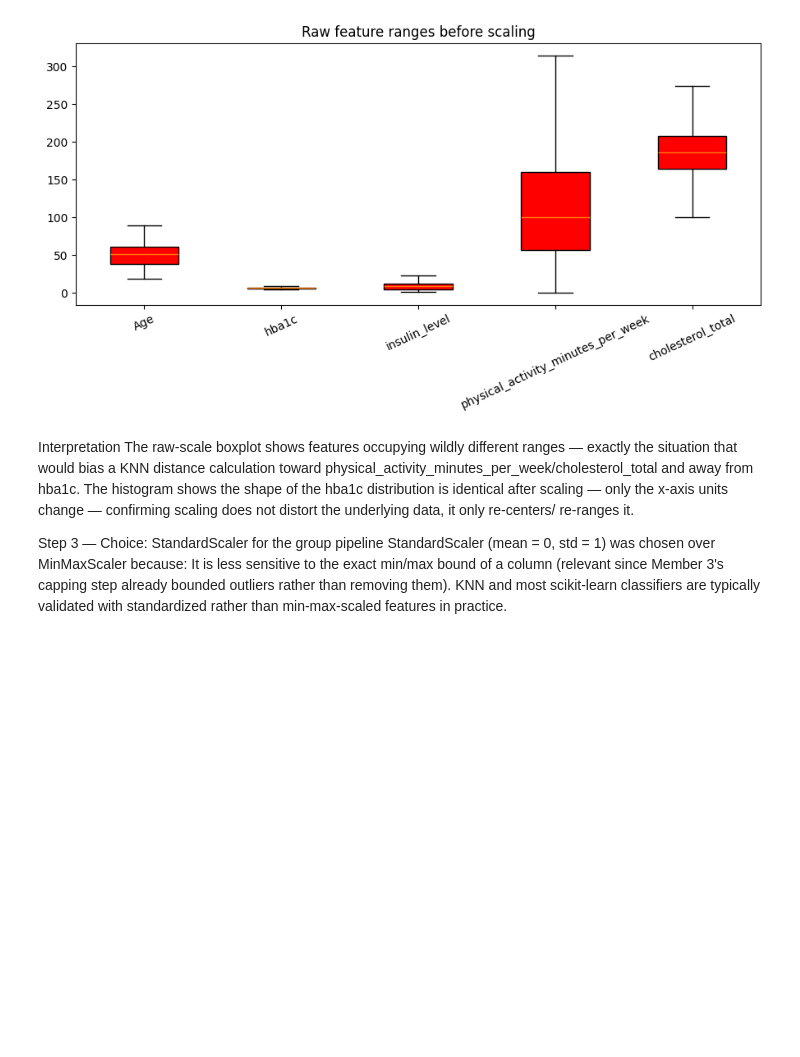
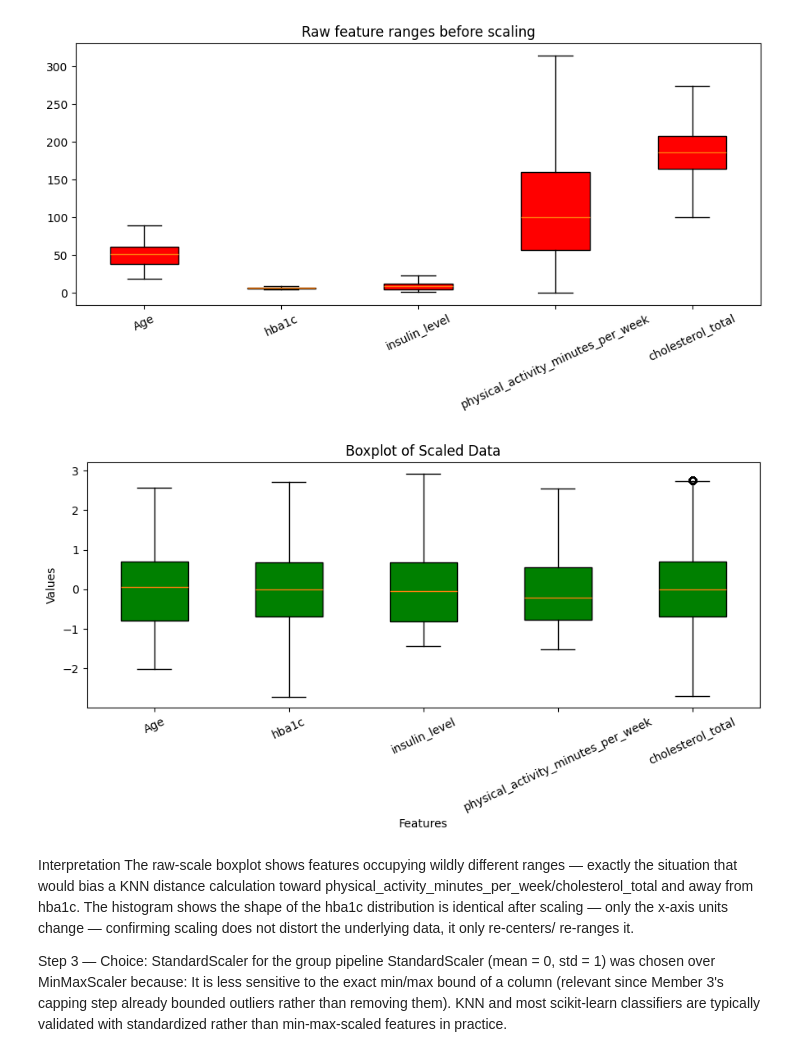
Before and after one commit to FaijAhamed-ML/Diabetics-prediction-supervised-machine-learning-project, a Jupyter notebook: 2026-Y2-S1-MLB-WEB2G1-02/notebooks/04.IT25101505_Normalization_Scaling.ipynb, the cells around one changed output. Cells and saved outputs as stored; diff of their text form; code cells hidden in the pictures; blank space fills up the shorter version.

```diff
--- a/2026-Y2-S1-MLB-WEB2G1-02/notebooks/04.IT25101505_Normalization_Scaling.ipynb
+++ b/2026-Y2-S1-MLB-WEB2G1-02/notebooks/04.IT25101505_Normalization_Scaling.ipynb
@@ -111,6 +155,21 @@ plt.savefig('../results/eda_visualizations/pre_scaling_ranges.png', dpi=120)
 plt.show()
 # %% [output]
 [figure]
+# %%
+#after scaling boxplots
+fig, ax = plt.subplots(figsize=(9, 5))
+scaled_data = [df_std[c] for c in compare_cols]
+ax.boxplot(scaled_data,labels=compare_cols, patch_artist=True, boxprops=dict(facecolor='green'))
+ax.set_title('Boxplot of Scaled Data')
+ax.set_xlabel('Features')
+ax.set_ylabel('Values')
+
+plt.xticks(ticks=range(1, len(compare_cols) + 1), labels=compare_cols, rotation=25)
+plt.tight_layout()
+plt.savefig('../results/eda_visualizations/post_scaling_ranges.png', dpi=120)
+plt.show()
+# %% [output]
+[figure, added]
 # %% [markdown]
 Interpretation
 The raw-scale boxplot shows features occupying wildly different ranges — exactly the situation
```
Also changed, not shown: parts of 3 cells of this notebook, 5 other files.
